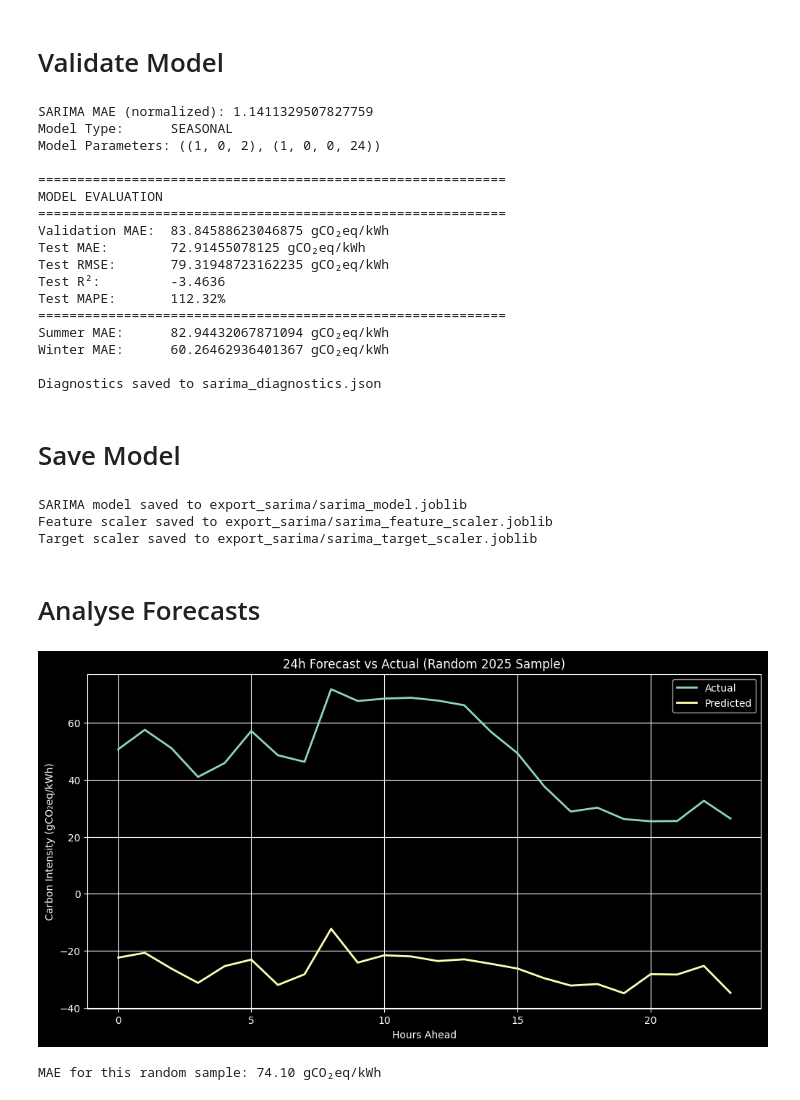
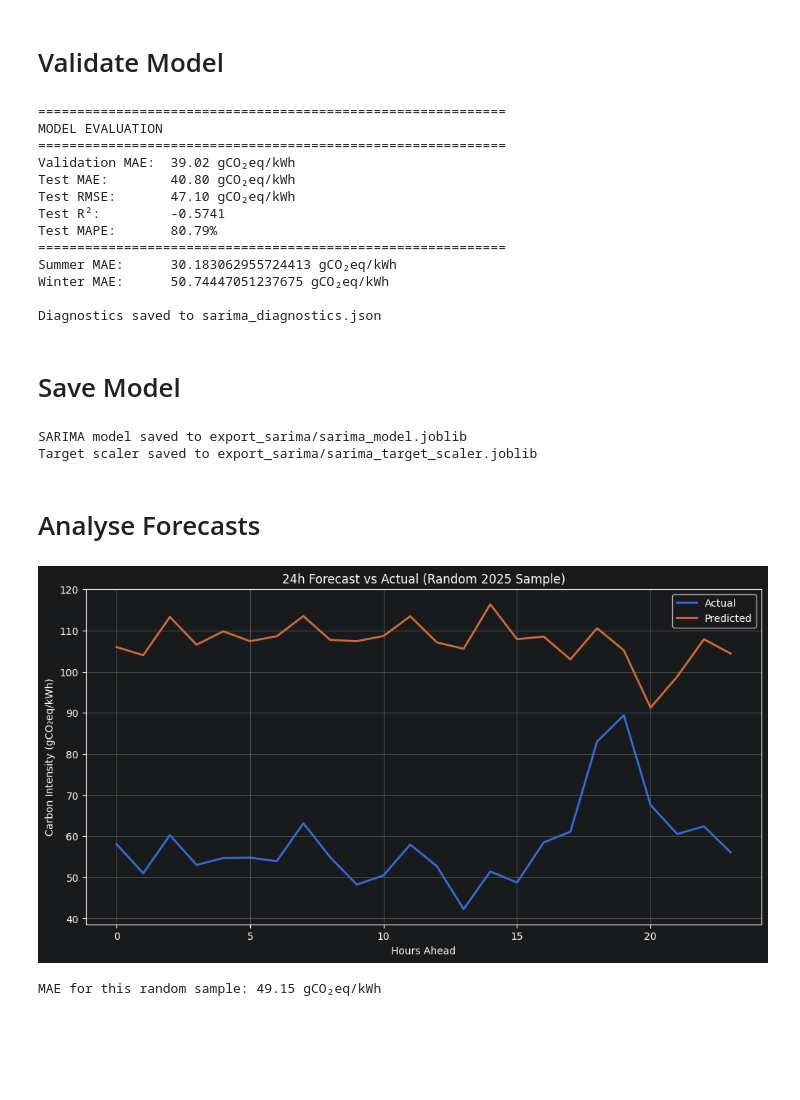
Before and after one commit to The-European-Avengers/MAJJ-ADL-eris, a Jupyter notebook: ml/sarima.ipynb, the cells around one changed output. Cells and saved outputs as stored; diff of their text form; code cells hidden in the pictures; blank space fills up the shorter version.

Commit message:
Fixed SARIMA model

```diff
--- a/ml/sarima.ipynb
+++ b/ml/sarima.ipynb
@@ -113,9 +118,9 @@ SEASONAL_PERIOD = 24
 
 # Use stepwise search with no parallel workers to avoid memory issues
 print("Attempting auto_arima with seasonal parameters...")
-print(f"Training data size: {len(y_train)}, Seasonal period: {SEASONAL_PERIOD}")
+print(f"Training data size: {len(y_train_scaled)}, Seasonal period: {SEASONAL_PERIOD}")
 auto_model = pm.auto_arima(
-    y_train,
+    y_train_scaled,
     exogenous=x_train,
     start_p=0,
     start_q=0,
@@ -219,25 +218,20 @@ Forecasts generated for validation and test sets
 # %% [markdown]
 # Validate Model
 # %%
-target_scaler = StandardScaler()
-target_scaler.fit(y_train.values.reshape(-1, 1))
-y_test_scaled = target_scaler.transform(y_test.values.reshape(-1, 1))
-test_forecast_scaled = target_scaler.transform(test_forecast.values.reshape(-1, 1))
-mae_scaled = mean_absolute_error(y_test_scaled, test_forecast_scaled)
-print(f"SARIMA MAE (normalized): {mae_scaled}")
+val_forecast = target_scaler.inverse_transform(val_forecast_scaled.values.reshape(-1, 1)).flatten()
+test_forecast = target_scaler.inverse_transform(test_forecast_scaled.values.reshape(-1, 1)).flatten()
 
-print(f"Model Type:      {model_type}")
-print(f"Model Parameters: {best_params}")
+# Now evaluate against ORIGINAL scale y_test
+print(f"\n" + "=" * 60)
+print("MODEL EVALUATION")
+print("=" * 60)
 val_mae = mean_absolute_error(y_val, val_forecast)
 test_mae = mean_absolute_error(y_test, test_forecast)
 test_rmse = np.sqrt(mean_squared_error(y_test, test_forecast))
 
-print("\n" + "=" * 60)
-print("MODEL EVALUATION")
-print("=" * 60)
-print(f"Validation MAE:  {val_mae} gCO₂eq/kWh")
-print(f"Test MAE:        {test_mae} gCO₂eq/kWh")
-print(f"Test RMSE:       {test_rmse} gCO₂eq/kWh")
+print(f"Validation MAE:  {val_mae:.2f} gCO₂eq/kWh")
+print(f"Test MAE:        {test_mae:.2f} gCO₂eq/kWh")
+print(f"Test RMSE:       {test_rmse:.2f} gCO₂eq/kWh")
 
 # Additional metrics for model diagnostics
 from sklearn.metrics import r2_score
@@ -274,21 +268,17 @@ with open("sarima_diagnostics.json", "w") as f:
 
 print("\nDiagnostics saved to sarima_diagnostics.json")
 # %% [output]
-SARIMA MAE (normalized): 1.1411329507827759
-Model Type:      SEASONAL
-Model Parameters: ((1, 0, 2), (1, 0, 0, 24))
-
 ============================================================
 MODEL EVALUATION
 ============================================================
-Validation MAE:  83.84588623046875 gCO₂eq/kWh
-Test MAE:        72.91455078125 gCO₂eq/kWh
-Test RMSE:       79.31948723162235 gCO₂eq/kWh
-Test R²:         -3.4636
-Test MAPE:       112.32%
+Validation MAE:  39.02 gCO₂eq/kWh
+Test MAE:        40.80 gCO₂eq/kWh
+Test RMSE:       47.10 gCO₂eq/kWh
+Test R²:         -0.5741
+Test MAPE:       80.79%
 ============================================================
-Summer MAE:      82.94432067871094 gCO₂eq/kWh
-Winter MAE:      60.26462936401367 gCO₂eq/kWh
+Summer MAE:      30.183062955724413 gCO₂eq/kWh
+Winter MAE:      50.74447051237675 gCO₂eq/kWh
 
 Diagnostics saved to sarima_diagnostics.json
 # %% [markdown]
@@ -296,54 +286,43 @@ Diagnostics saved to sarima_diagnostics.json
 # %%
 # Save the SARIMA model
 path = "export_sarima/"
+os.makedirs(path, exist_ok=True)  # ← Add this to create directory
 
 model_save_path = path + "sarima_model.joblib"
 joblib.dump(result, model_save_path)
 print(f"SARIMA model saved to {model_save_path}")
 
-# Save the scaler for feature normalization
-scaler_save_path = path + "sarima_feature_scaler.joblib"
-joblib.dump(scaler, scaler_save_path)
-print(f"Feature scaler saved to {scaler_save_path}")
-
 # Also save the target scaler (for inverse transforms)
 target_scaler_save_path = path + "sarima_target_scaler.joblib"
 joblib.dump(target_scaler, target_scaler_save_path)
 print(f"Target scaler saved to {target_scaler_save_path}")
 # %% [output]
 SARIMA model saved to export_sarima/sarima_model.joblib
-Feature scaler saved to export_sarima/sarima_feature_scaler.joblib
 Target scaler saved to export_sarima/sarima_target_scaler.joblib
 # %% [markdown]
 # Analyse Forecasts
 # %%
 num_sequences = len(test_forecast) // FORECAST_HORIZON
-pred_reshaped = test_forecast.values[:num_sequences * FORECAST_HORIZON].reshape(-1, FORECAST_HORIZON)
+pred_reshaped = test_forecast[:num_sequences * FORECAST_HORIZON].reshape(-1, FORECAST_HORIZON)
 true_reshaped = y_test.values[:num_sequences * FORECAST_HORIZON].reshape(-1, FORECAST_HORIZON)
 
-# Pick random sample
 idx = np.random.randint(0, len(pred_reshaped))
-
 true_future = true_reshaped[idx]
 pred_future = pred_reshaped[idx]
 
-# Plot
 plt.figure(figsize=(12, 6))
 hours = np.arange(FORECAST_HORIZON)
-
 plt.plot(hours, true_future, label="Actual", linewidth=2)
 plt.plot(hours, pred_future, label="Predicted", linewidth=2)
-
 plt.title("24h Forecast vs Actual (Random 2025 Sample)")
 plt.xlabel("Hours Ahead")
 plt.ylabel("Carbon Intensity (gCO₂eq/kWh)")
 plt.legend()
 plt.grid(True)
 plt.show()
 
-# Also show MAE for this specific sample
 sample_mae = mean_absolute_error(true_future, pred_future)
 print(f"MAE for this random sample: {sample_mae:.2f} gCO₂eq/kWh")
 # %% [output]
-[figure, old version]
+[figure, new version]
-MAE for this random sample: 74.10 gCO₂eq/kWh
+MAE for this random sample: 49.15 gCO₂eq/kWh
```
Also changed, not shown: parts of 2 cells of this notebook, 5 other files.
